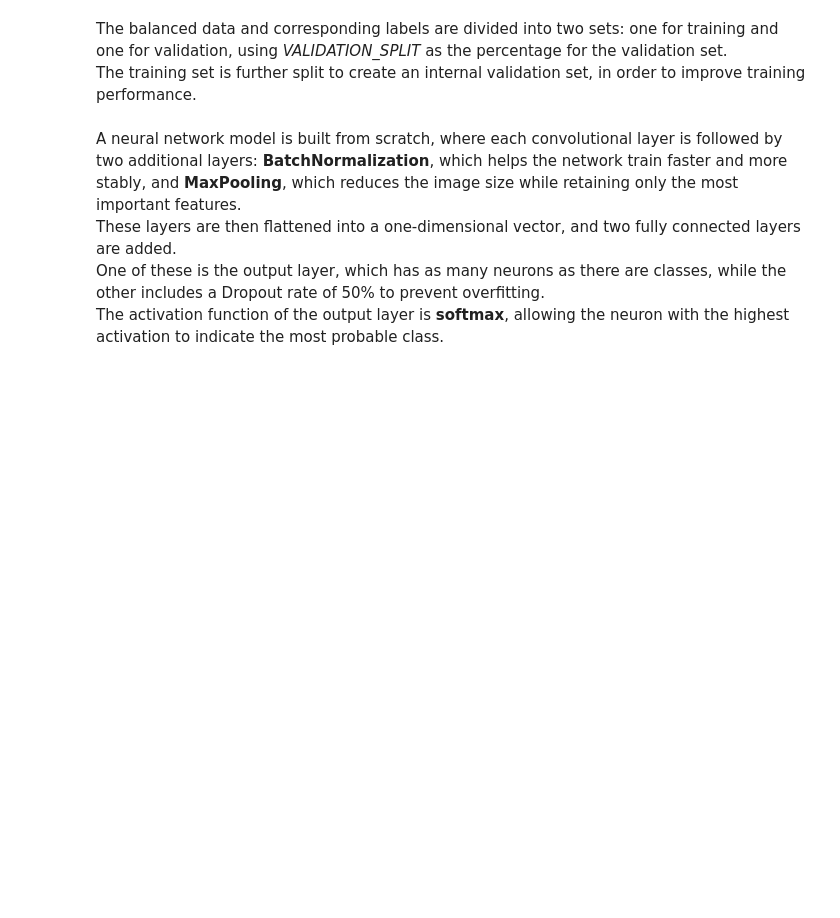
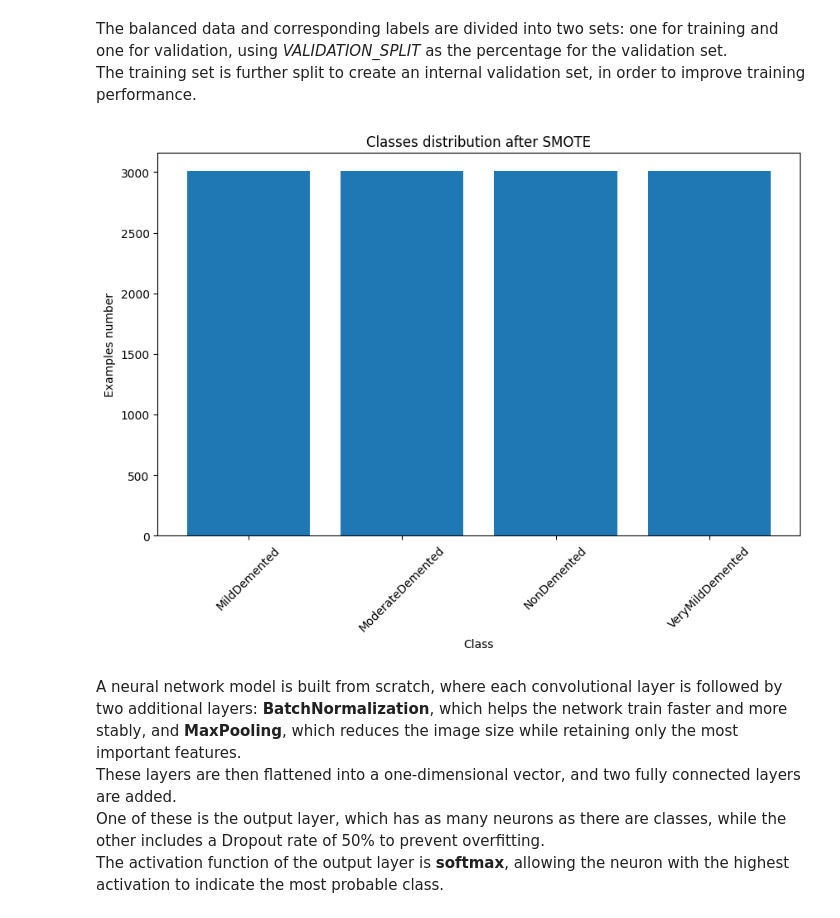
Before and after one commit to FredrickHZO/AlzheimerMRIClassifier, a Jupyter notebook: classifier.ipynb, the cells around one changed output. Cells and saved outputs as stored; diff of their text form; code cells hidden in the pictures; blank space fills up the shorter version.

```diff
--- a/classifier.ipynb
+++ b/classifier.ipynb
@@ -70,21 +79,23 @@ train_data, val_data, train_labels, val_labels = train_test_split(train_data, tr
 # %%
 import matplotlib.pyplot as plt
 import numpy as np
 
 # gets classes names from generator
 class_names = list(train_generator.class_indices.keys())
 
 # counts number of examples for every class after applying SMOTE
 unique, counts = np.unique(np.argmax(train_labels_resampled, axis=1), return_counts=True)
 
 # plots the result data after applying SMOTE
 plt.figure(figsize=(10, 6))
 plt.bar(class_names, counts)
-plt.xlabel('Classe')
-plt.ylabel('Numero di Esempi')
-plt.title('Distribuzione delle Classi dopo SMOTE')
+plt.xlabel('Class')
+plt.ylabel('Examples number')
+plt.title('Classes distribution after SMOTE')
 plt.xticks(rotation=45)  # Rotazione delle etichette sull'asse x per migliorare la leggibilità
 plt.show()
+# %% [output]
+[figure, added]
 # %% [markdown]
 A neural network model is built from scratch, where each convolutional layer is followed by two additional layers: **BatchNormalization**, which helps the network train faster and more stably, and **MaxPooling**, which reduces the image size while retaining only the most important features. <br>
 These layers are then flattened into a one-dimensional vector, and two fully connected layers are added. <br>
```
Also changed, not shown: parts of 10 cells of this notebook.
